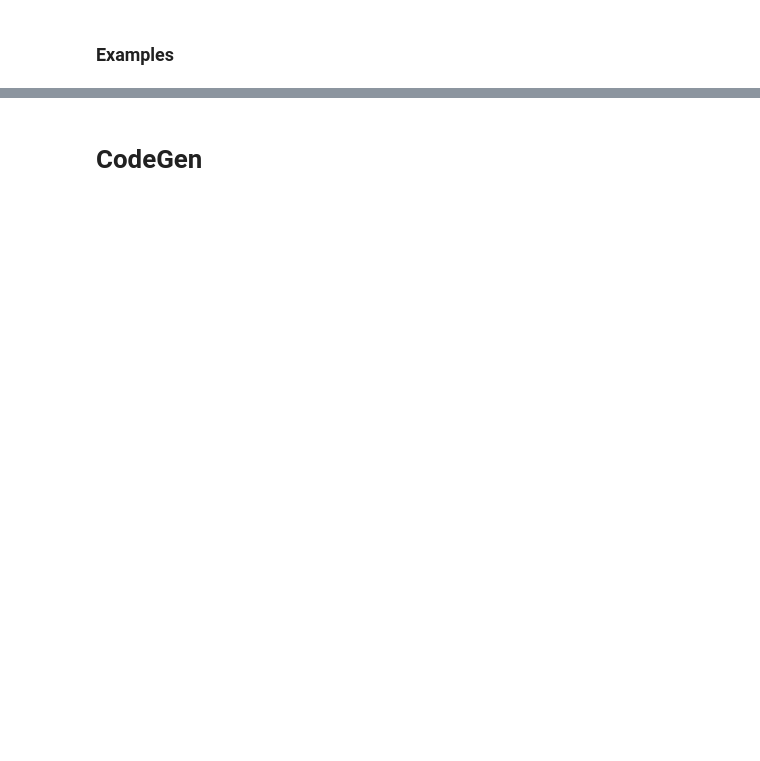
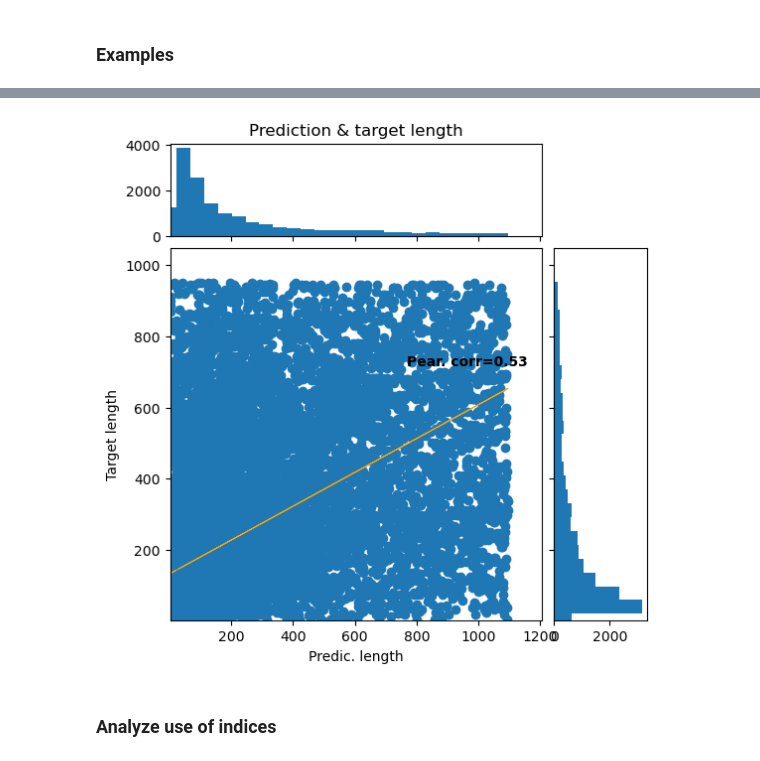
Before and after one commit to Samanek-Jan/Project, a Jupyter notebook: src/gpt_2/notebooks/evaluate_metrics.ipynb, the cells around one changed output, grey strips where cells are left out. Cells and saved outputs as stored; diff of their text form; code cells hidden in the pictures; blank space fills up the shorter version.

```diff
--- a/src/gpt_2/notebooks/evaluate_metrics.ipynb
+++ b/src/gpt_2/notebooks/evaluate_metrics.ipynb
@@ -334 +327,11 @@ t5_model, t5_model_d = get_t5_model(t5_model_name, t5_model_path, tokenizer)
+# %%
+model_name = "distilgpt2"
+model_path = "../../../models/gpt2/gpt2.evaluated.pt"
+tokenizer_name = "gpt2"
+tokenizer = AutoTokenizer.from_pretrained(tokenizer_name, use_fast=False, model_max_length=700, padding_side = "left", padding=True, truncation=True,)
+tokenizer.padding_side = "left"
+tokenizer.add_special_tokens({
+    "pad_token" : "<pad>"
+})
+model, model_d = get_gpt2_model(model_name, model_path, tokenizer)
 # %%
@@ -410,10 +378,10 @@ tgr_ls = 0
 tgr_cs = 0
 prd_ls = 0
 prd_cs = 0
-s = len(t5_model_d.get("source_sentences"))
-for tgr, prd in tqdm(zip(t5_model_d.get("source_sentences"), t5_model_d.get("target_sentences"))):
-    tgr = tgr.replace(";", ";\n").replace("{", "{\n").replace("}", "}\n").replace("int", "\nint").replace("float", "\nfloat")
-    prd = prd.replace(";", ";\n").replace("{", "{\n").replace("}", "}\n").replace("int", "\nint").replace("float", "\nfloat")
+s = len(model_d.get("source_sentences"))
+for tgr, prd in tqdm(zip(model_d.get("source_sentences"), model_d.get("target_sentences"))):
+    # tgr = tgr.replace(";", ";\n").replace("{", "{\n").replace("}", "}\n").replace("int", "\nint").replace("float", "\nfloat")
+    # prd = prd.replace(";", ";\n").replace("{", "{\n").replace("}", "}\n").replace("int", "\nint").replace("float", "\nfloat")
 
     tgr_ls += tgr.count("\n")
     prd_ls += prd.count("\n")
@@ -434,22 +402,20 @@ Average predic sample size: 685.084
 ### Examples
 # %%
 # Generate random example from evaluation
-samples = list(zip(t5_model_d.get("source_sentences"), t5_model_d.get("target_sentences"), t5_model_d.get("pred_sentences")))
+samples = list(zip(model_d.get("source_sentences"), model_d.get("target_sentences"), model_d.get("predic_sentences")))
 np.random.shuffle(samples)
 src_l, tgr_l, prd_l = zip(*samples)
 for src, tgr, prd in zip(src_l, tgr_l, prd_l):
-    kernel = train_db.find_one({"body" : tgr})
-    if kernel is None:
-        kernel = validation_db.find_one({"body" : tgr})
-        if kernel is None:
-            continue
+
+    if len(tgr) > 300:
+        continue
 
     print("SOURCE:")
     print(src)
     print("\nTARGET:")
     print(tgr)
     print("\nPREDICT:")
-    print(prd.replace(";", ";\n").replace("{", "{\n").replace("}", "}\n").replace("int", "\nint").replace("float", "\nfloat"))
+    print(prd)
     print("#--------------------------#")
     break
 # %% [output]
@@ -511,2 +439,0 @@ Min: 0.302123, epoch: 12
-# %% [markdown]
-# CodeGen
@@ -523,2 +439,0 @@ def get_codeGen_model(model_name : str, model_path : str):
-# %%
-model, model_d = get_codeGen_model("Salesforce/codegen-350M-multi", "/tmp/xsaman02/CodeGen/codegen.current.pt")
@@ -524,0 +519,13 @@ model, model_d = get_codeGen_model("Salesforce/codegen-350M-multi", "/tmp/xsaman
+# %%
+prd_sample_len = []
+tgr_sample_len = []
+
+for prd, tgr in zip(model_d["predic_sentences"], model_d["target_sentences"]):
+    prd_sample_len.append(len(prd))
+    tgr_sample_len.append(len(tgr))
+
+plot_scatter_with_dist(prd_sample_len, tgr_sample_len, "Prediction & target length", "Predic. length", "Target length")
+# %% [output]
+[figure, added]
+# %% [markdown]
+### Analyze use of indices
```
Also changed, not shown: parts of 21 cells of this notebook, 11 other files.
